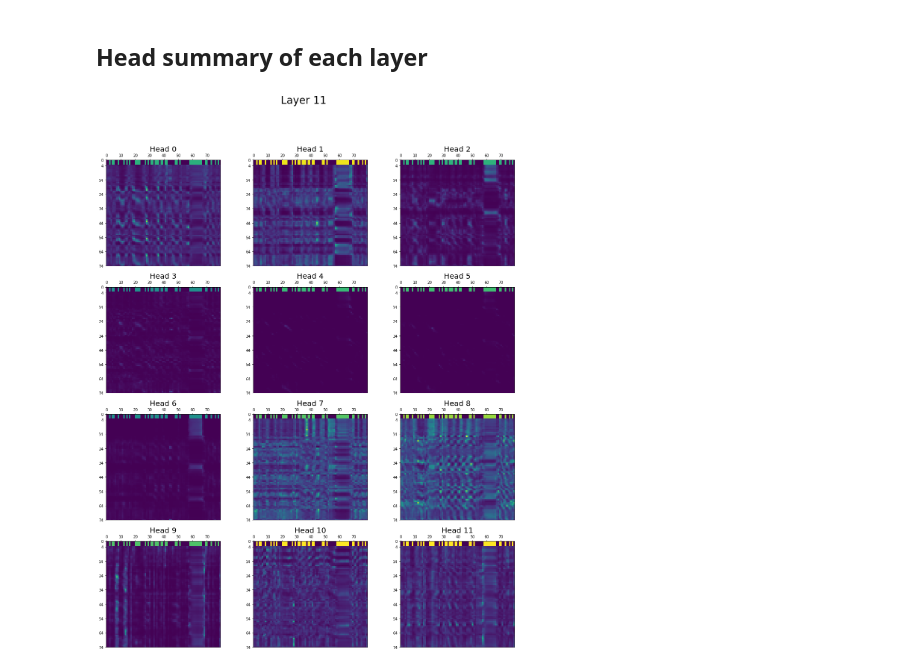
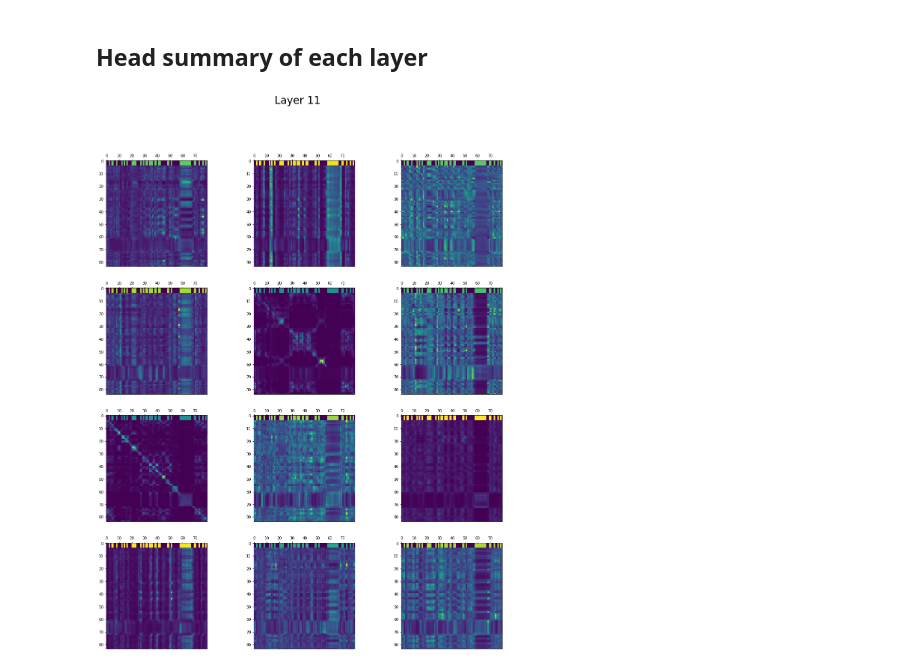
Before and after one commit to m13kj/Mockingjay-Speech-Representation, a Jupyter notebook: observe_mockingjay_attn.ipynb, the cells around one changed output. Saved outputs shown, nothing was run; the diff lists cells and outputs as text; code cells hidden in the pictures.

```diff
--- a/observe_mockingjay_attn.ipynb
+++ b/observe_mockingjay_attn.ipynb
@@ -15,9 +15,9 @@ from ipdb import set_trace
 plt.rcParams['xtick.bottom'] = plt.rcParams['xtick.labelbottom'] = False
 plt.rcParams['xtick.top'] = plt.rcParams['xtick.labeltop'] = True
 # %%
-BATTLE_MOCK = 'groups/leo1994122701/Mockingjay'
-D_MOCK = 'd/Mockingjay'
-LIBRISPEECH = 'd/dataset/LibriSpeech'
+BATTLE_MOCK = '/home/leo/groups/leo1994122701/Mockingjay'
+D_MOCK = '/home/leo/d/Mockingjay'
+LIBRISPEECH = '/home/leo/d/dataset/LibriSpeech'
 LIBRI_PREPROCESS = 'data/libri_mel160_subword5000'
 PHONES_TEST = 'data/libri_phone/test-clean'
 PHONES_CODE = 'data/libri_phone/phone2idx.pkl'
@@ -29,7 +29,7 @@ models = [
     'result/result_mockingjay/mockingjay_libri_sd1337_MelLargeM6/mockingjay-500000-dump/',
     'result/result_mockingjay/mockingjay_libri_sd1337_MelLargeM9/mockingjay-500000-dump/',
 ]
-ATTNS = models[4]
+ATTNS = models[0]
 
 phone2idx = pickle.load(open(path.join(D_MOCK, PHONES_CODE), 'rb'))
 id2phone = {}
@@ -107,37 +110,32 @@ fig, axs = plt.subplots(row_num, col_num, figsize=(20, 24))
 fig.suptitle(f'Layer {layer}', fontsize=28)
 for idx in range(row_num * col_num):
     row = idx // col_num
     col = idx % col_num
     ax = axs[row][col]
 
     attn_map = deepcopy(attentions[layer, idx])
 
     if topk is not None:
         binary = torch.zeros(attn_map.shape)
         for row_id, row in enumerate(attn_map):
             _, indices = row.topk(topk)
             binary[row_id, indices] = 0.5
         attn_map = binary
 
     if exp:
         sharpened = []
         for _, row in enumerate(attn_map):
             sharpened.append(F.softmax(row / row.max(), dim=-1))
         attn_map = torch.stack(sharpened)
 
+    attn_map = attn_map[start:end]
     attn_map = np.vstack([np.tile(phones_binary * attn_map.max().item() * 0.5, (band_height, 1)), attn_map])
     attn_map = attn_map[:, start:end]
     selected_phones = phones[start:end]
 
     img = ax.imshow(attn_map)
     indexes = np.arange(0, len(selected_phones), 10)
     sampled_phones = selected_phones[indexes]
     x_label_list = [ id2phone[phone_idx] for phone_idx in sampled_phones]
-
-    ax.set_title(f'Head {idx}', fontsize=20)
-    ax.set_xticks(indexes)
-    ax.set_yticks([0] + list(indexes + band_height))
-#     ax.set_xticklabels(x_label_list, fontsize=15, rotation=45)
-#     ax.grid(color='g', linestyle='-', linewidth=1)
 # %% [output]
-[figure, old version]
+[figure, new version]
```
Also changed, not shown: parts of 1 cell of this notebook.
